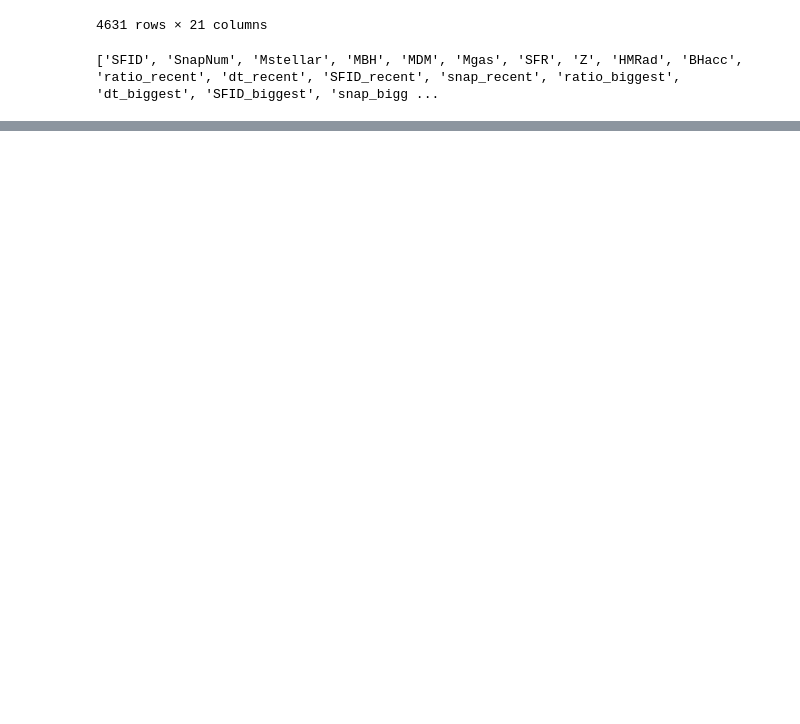
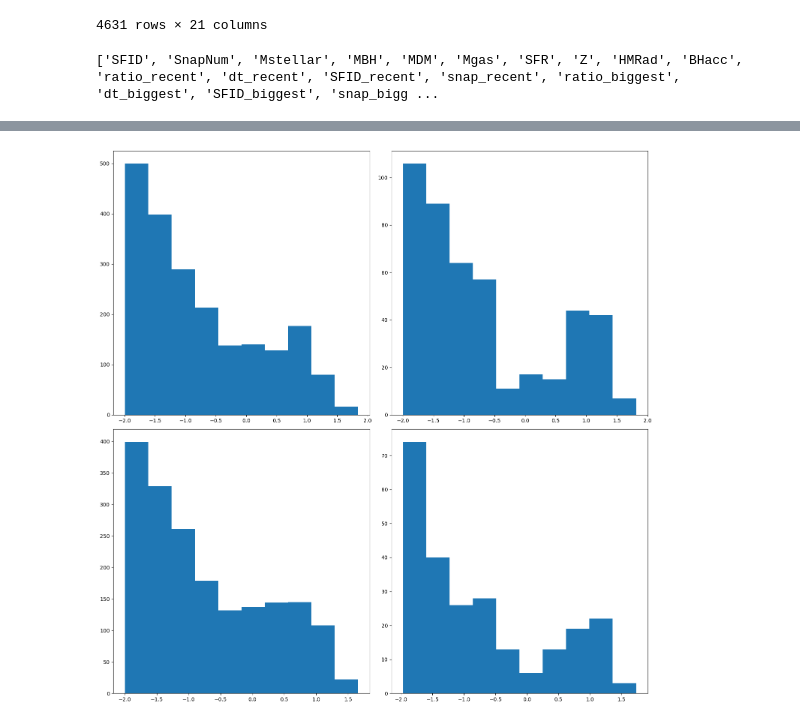
Before and after one commit to jb2854/Mphys, a Jupyter notebook: CNN_output_view_v3.ipynb, the cells around one changed output, grey strips where cells are left out. Drawn from its saved outputs; the diff is of its cells as text; code cells hidden in the pictures; blank space fills up the shorter version.

```diff
--- a/CNN_output_view_v3.ipynb
+++ b/CNN_output_view_v3.ipynb
@@ -79,0 +127,13 @@ print(cols)
+# %%
+fig = plt.figure(figsize = (15,15))
+ax = fig.subplots(2,2)
+
+redshifts = TP.Redshift.values
+
+
+for idx in dfs:
+    ax[int(idx/2),int(idx%2)].hist(np.log10(dfs[idx].Mstellar.values))
+    #ax[int(idx/2),int(idx%2)].set_xscale('log')
+plt.tight_layout()
+# %% [output]
+[figure, added]
```
Also changed, not shown: parts of 10 cells of this notebook.
